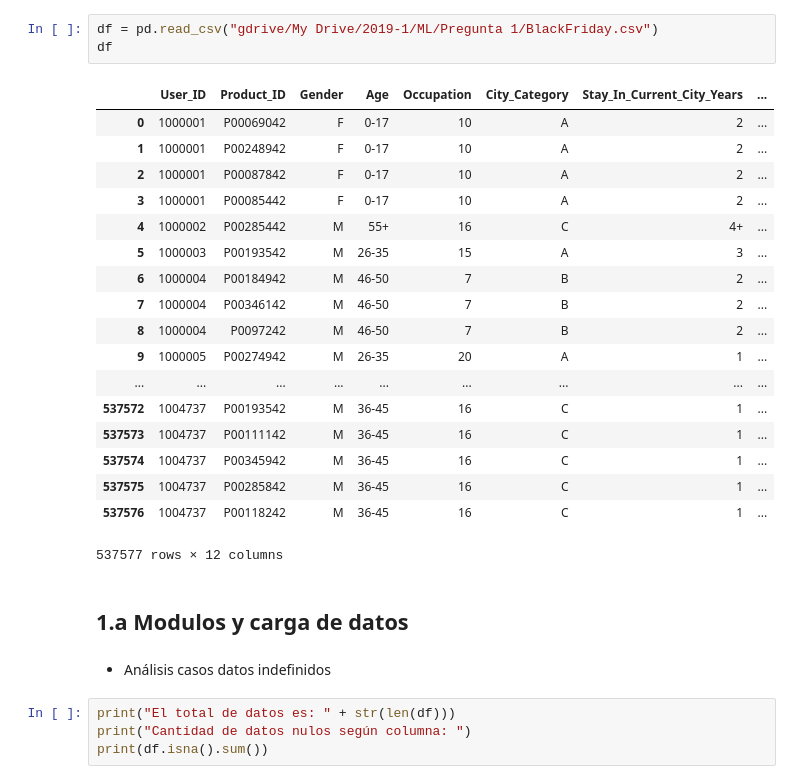
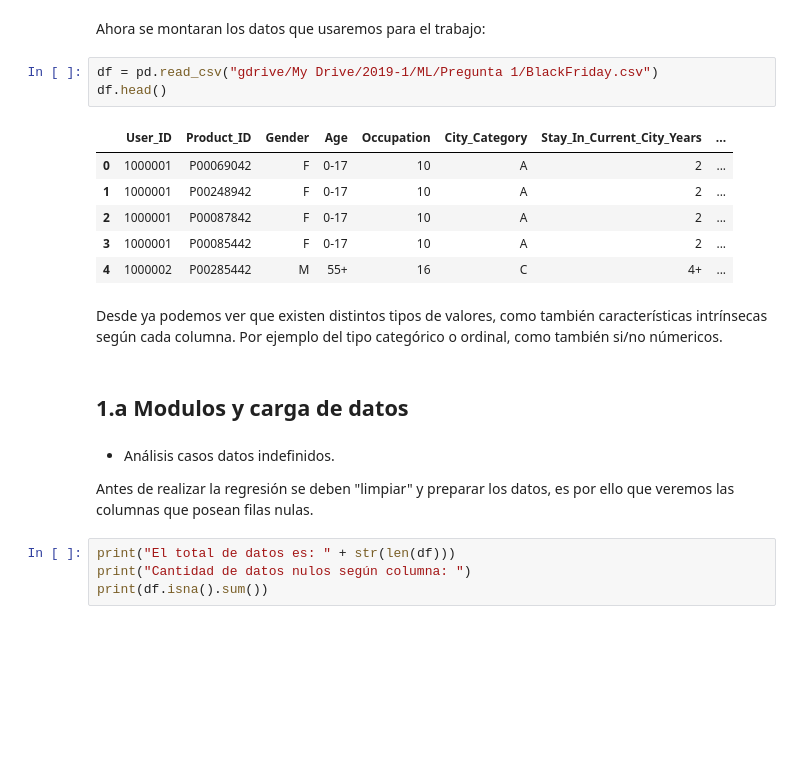
Before and after one commit to rigonzal/ML-2019-1, a Jupyter notebook: Tarea1/Pregunta1.ipynb, the cells around one changed output. Drawn from its saved outputs; the diff is of its cells as text; blank space fills up the shorter version.

```diff
--- a/Tarea1/Pregunta1.ipynb
+++ b/Tarea1/Pregunta1.ipynb
@@ -31,29 +31,23 @@ Mounted at /content/gdrive
+# %% [markdown]
+Ahora se montaran los datos que usaremos para el trabajo:
 # %%
 df = pd.read_csv("gdrive/My Drive/2019-1/ML/Pregunta 1/BlackFriday.csv")
-df
+df.head()
 # %% [output]
 |  | User_ID | Product_ID | Gender | Age | Occupation | City_Category | Stay_In_Current_City_Years | ... |
 | 0 | 1000001 | P00069042 | F | 0-17 | 10 | A | 2 | ... |
 | 1 | 1000001 | P00248942 | F | 0-17 | 10 | A | 2 | ... |
 | 2 | 1000001 | P00087842 | F | 0-17 | 10 | A | 2 | ... |
 | 3 | 1000001 | P00085442 | F | 0-17 | 10 | A | 2 | ... |
 | 4 | 1000002 | P00285442 | M | 55+ | 16 | C | 4+ | ... |
-| 5 | 1000003 | P00193542 | M | 26-35 | 15 | A | 3 | ... |
-| 6 | 1000004 | P00184942 | M | 46-50 | 7 | B | 2 | ... |
-| 7 | 1000004 | P00346142 | M | 46-50 | 7 | B | 2 | ... |
-| 8 | 1000004 | P0097242 | M | 46-50 | 7 | B | 2 | ... |
-| 9 | 1000005 | P00274942 | M | 26-35 | 20 | A | 1 | ... |
-| ... | ... | ... | ... | ... | ... | ... | ... | ... |
-| 537572 | 1004737 | P00193542 | M | 36-45 | 16 | C | 1 | ... |
-| 537573 | 1004737 | P00111142 | M | 36-45 | 16 | C | 1 | ... |
-| 537574 | 1004737 | P00345942 | M | 36-45 | 16 | C | 1 | ... |
-| 537575 | 1004737 | P00285842 | M | 36-45 | 16 | C | 1 | ... |
-| 537576 | 1004737 | P00118242 | M | 36-45 | 16 | C | 1 | ... |
-537577 rows × 12 columns
+# %% [markdown]
+Desde ya podemos ver que existen distintos tipos de valores, como también características intrínsecas según cada columna. Por ejemplo del tipo categórico o ordinal, como también si/no númericos.
 # %% [markdown]
 ## 1.a Modulos y carga de datos
-# %% [markdown]
-* Análisis casos datos indefinidos
+# %% [markdown]
+* Análisis casos datos indefinidos.
+
+Antes de realizar la regresión se deben "limpiar" y preparar los datos, es por ello que veremos las columnas que posean filas nulas.
 # %%
 print("El total de datos es: " + str(len(df)))
 print("Cantidad de datos nulos según columna: ")
```
Also changed, not shown: parts of 77 cells of this notebook.
